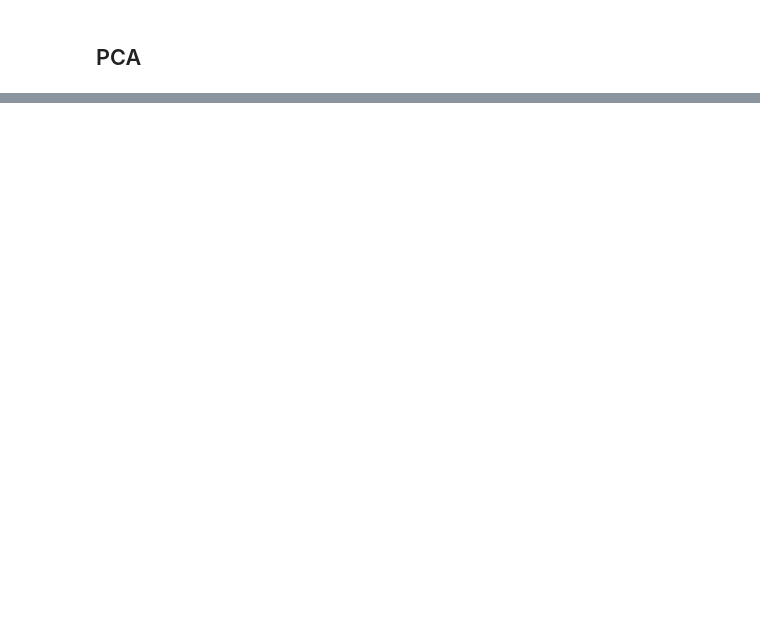
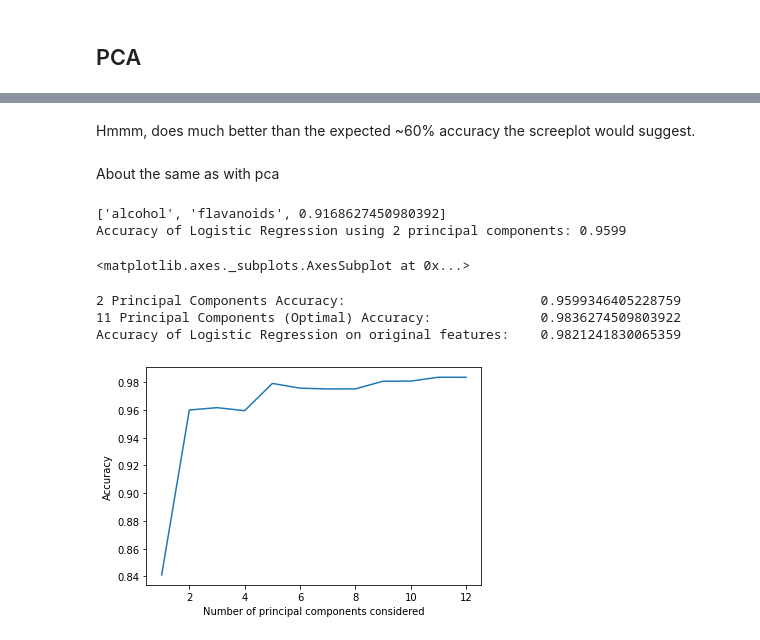
Before and after one commit to JacksonKerr/LinearRegression, a Jupyter notebook: PCA_Ensemble_Learning.ipynb, the cells around one changed output, grey strips where cells are left out. Drawn from its saved outputs; the diff is of its cells as text; code cells hidden in the pictures; blank space fills up the shorter version.

```diff
--- a/PCA_Ensemble_Learning.ipynb
+++ b/PCA_Ensemble_Learning.ipynb
@@ -237,0 +246,13 @@ plt.tight_layout()
+# %%
+# We'll need these
+from sklearn.linear_model import LogisticRegression
+from sklearn.model_selection import GridSearchCV
+from sklearn.model_selection import cross_val_score
+from sklearn.model_selection import RepeatedKFold
+rkf = RepeatedKFold(n_splits=10, n_repeats=10) # 3 ROUNDS and 10 FOLDS
+# %%
+# Evaluates a model, returning the mean test score
+def cross_val_eval(pipe, grid, x, y):
+  cv = GridSearchCV(pipe, param_grid=grid, cv=rkf)
+  cv.fit(x, y)
+  return cv.cv_results_['mean_test_score'][0]
@@ -237,0 +278,42 @@ plt.tight_layout()
+# %%
+# 5 Perform cross validation analysis of logistic regression using the first two principal compoenents
+pipe = Pipeline([("scale", StandardScaler()), ('pca', PCA(n_components=2)), ("log_reg", LogisticRegression())])
+pc2_accurary = cross_val_eval(pipe, {}, wine_x, wine_y)
+# %% [markdown]
+Hmmm, does much better than the expected ~60% accuracy the screeplot would suggest.
+# %%
+# 6 Determine ideal number of principal components
+def cross_val_optimal_pca_components():
+  pipe = Pipeline([("scale", StandardScaler()), ("pca", PCA()), ("log_reg", LogisticRegression())])
+  param_grid = { 'pca__n_components' : [i for i in range(1, len(wine_data['feature_names']))] }
+  cv = GridSearchCV(pipe, param_grid=param_grid, cv=rkf).fit(wine_x, wine_y)
+  results = cv.cv_results_['mean_test_score']
+
+  return cv.best_params_['pca__n_components'], cv.cv_results_['mean_test_score']
+optimal_components, pca_scores = cross_val_optimal_pca_components()
+# %% [markdown]
+About the same as with pca
+# %%
+# 4
+print(max(feature_pairs_performance, key=lambda x:x[2]))
+
+#5
+print('Accuracy of Logistic Regression using 2 principal components:', round(pc2_accurary, 4))
+
+#6
+plt = sns.lineplot(x=[i for i in range(1, len(pca_scores)+1)], y=pca_scores)
+plt.set(xlabel='Number of principal components considered', ylabel='Accuracy')
+display(plt)
+
+# 7 Comparison
+print("2 Principal Components Accuracy:\t\t\t", pc2_accurary)
+print(optimal_components, "Principal Components (Optimal) Accuracy:\t\t", max(pca_scores))
+print("Accuracy of Logistic Regression on original features:\t", log_reg(wine_x, wine_y))
+# %% [output]
+['alcohol', 'flavanoids', 0.9168627450980392]
+Accuracy of Logistic Regression using 2 principal components: 0.9599
+<matplotlib.axes._subplots.AxesSubplot at 0x...>
+2 Principal Components Accuracy:                         0.9599346405228759
+11 Principal Components (Optimal) Accuracy:              0.9836274509803922
+Accuracy of Logistic Regression on original features:    0.9821241830065359
+[figure, added]
```
Also changed, not shown: parts of 27 cells of this notebook.
